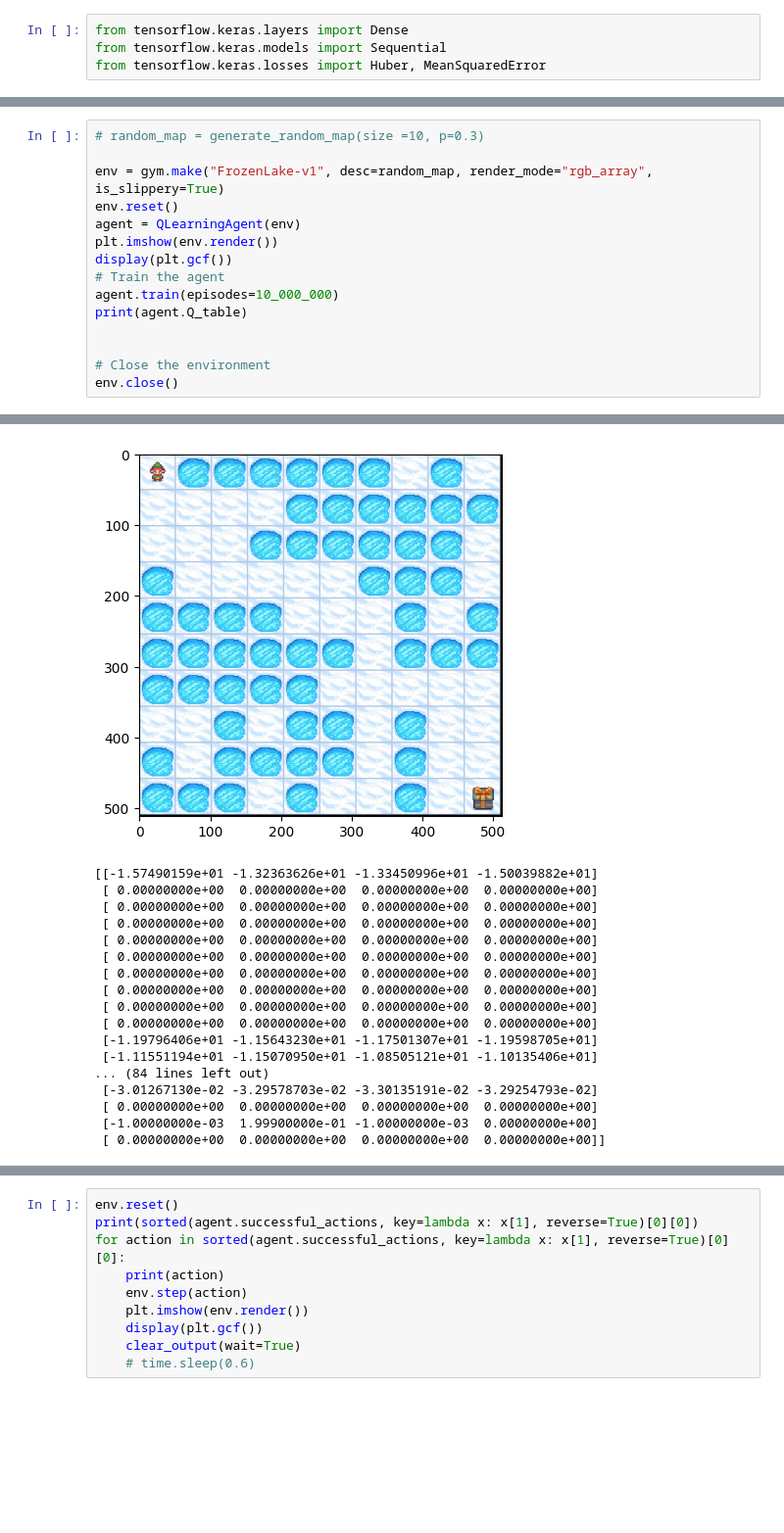
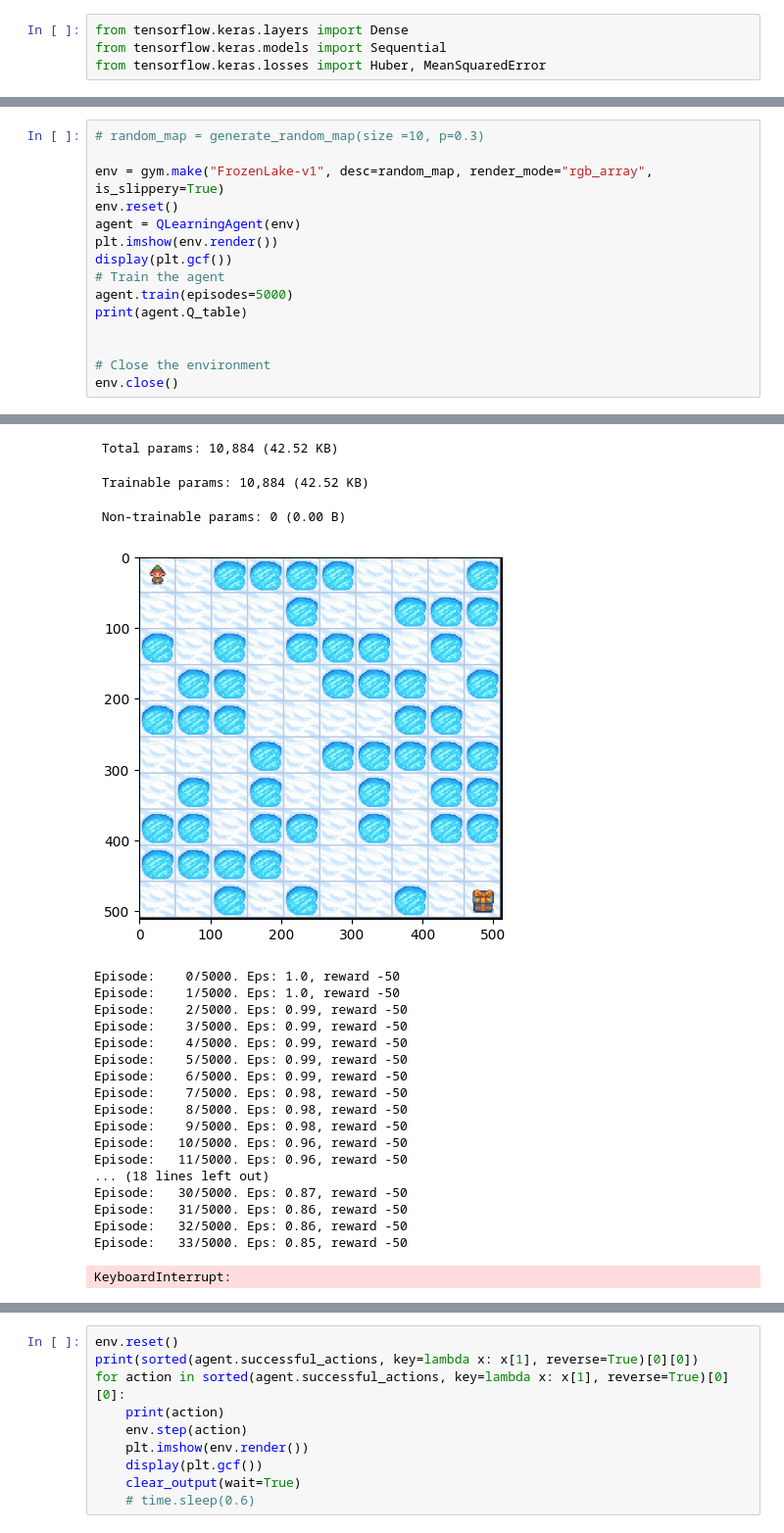
Before and after one commit to doro041/CS5079_AppliedAI, a Jupyter notebook: Task1/submission.ipynb, the cells around one changed output, grey strips where cells are left out. Shown at 98% size. Cells and saved outputs as stored; diff of their text form; blank space fills up the shorter version.

Commit message:
completely reworked code so that this is an actual DQN instead of a Q agent.

```diff
--- a/Task1/submission.ipynb
+++ b/Task1/submission.ipynb
@@ -172,7 +220,7 @@ agent = QLearningAgent(env)
 plt.imshow(env.render())
 display(plt.gcf())
 # Train the agent
-agent.train(episodes=10_000_000)
+agent.train(episodes=5000)
 print(agent.Q_table)
 
 
@@ -182,18 +240,22 @@ env.close()
+ Total params: 10,884 (42.52 KB)
+ Trainable params: 10,884 (42.52 KB)
+ Non-trainable params: 0 (0.00 B)
-[figure, old version]
+[figure, new version]
-[[-1.57490159e+01 -1.32363626e+01 -1.33450996e+01 -1.50039882e+01]
- [ 0.00000000e+00  0.00000000e+00  0.00000000e+00  0.00000000e+00]
- [ 0.00000000e+00  0.00000000e+00  0.00000000e+00  0.00000000e+00]
- [ 0.00000000e+00  0.00000000e+00  0.00000000e+00  0.00000000e+00]
- [ 0.00000000e+00  0.00000000e+00  0.00000000e+00  0.00000000e+00]
- [ 0.00000000e+00  0.00000000e+00  0.00000000e+00  0.00000000e+00]
- [ 0.00000000e+00  0.00000000e+00  0.00000000e+00  0.00000000e+00]
- [ 0.00000000e+00  0.00000000e+00  0.00000000e+00  0.00000000e+00]
- [ 0.00000000e+00  0.00000000e+00  0.00000000e+00  0.00000000e+00]
- [ 0.00000000e+00  0.00000000e+00  0.00000000e+00  0.00000000e+00]
- [-1.19796406e+01 -1.15643230e+01 -1.17501307e+01 -1.19598705e+01]
- [-1.11551194e+01 -1.15070950e+01 -1.08505121e+01 -1.10135406e+01]
-... (84 lines left out)
- [-3.01267130e-02 -3.29578703e-02 -3.30135191e-02 -3.29254793e-02]
- [ 0.00000000e+00  0.00000000e+00  0.00000000e+00  0.00000000e+00]
- [-1.00000000e-03  1.99900000e-01 -1.00000000e-03  0.00000000e+00]
- [ 0.00000000e+00  0.00000000e+00  0.00000000e+00  0.00000000e+00]]
+Episode:    0/5000. Eps: 1.0, reward -50
+Episode:    1/5000. Eps: 1.0, reward -50
+Episode:    2/5000. Eps: 0.99, reward -50
+Episode:    3/5000. Eps: 0.99, reward -50
+Episode:    4/5000. Eps: 0.99, reward -50
+Episode:    5/5000. Eps: 0.99, reward -50
+Episode:    6/5000. Eps: 0.99, reward -50
+Episode:    7/5000. Eps: 0.98, reward -50
+Episode:    8/5000. Eps: 0.98, reward -50
+Episode:    9/5000. Eps: 0.98, reward -50
+Episode:   10/5000. Eps: 0.96, reward -50
+Episode:   11/5000. Eps: 0.96, reward -50
+... (18 lines left out)
+Episode:   30/5000. Eps: 0.87, reward -50
+Episode:   31/5000. Eps: 0.86, reward -50
+Episode:   32/5000. Eps: 0.86, reward -50
+Episode:   33/5000. Eps: 0.85, reward -50
+KeyboardInterrupt:
```
Also changed, not shown: parts of 9 cells of this notebook.
